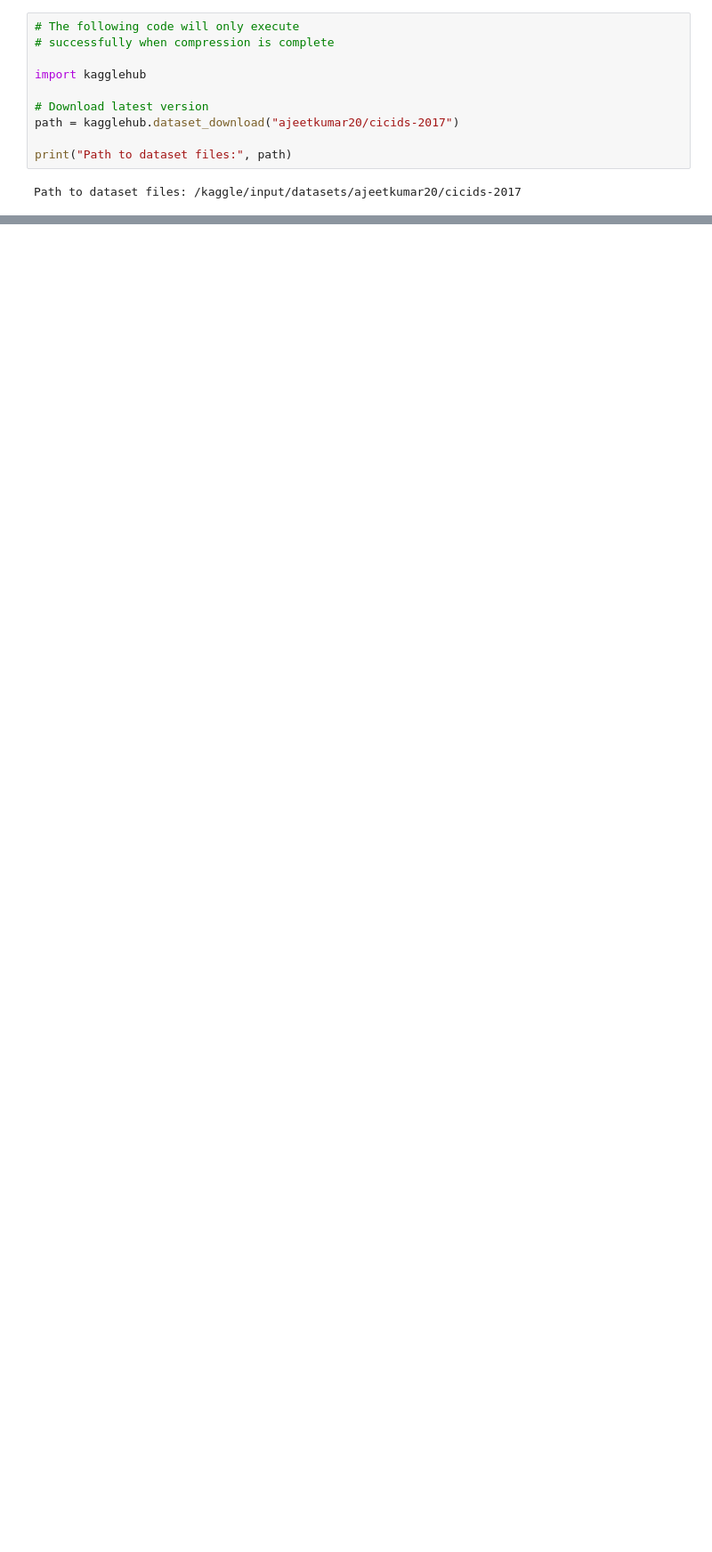
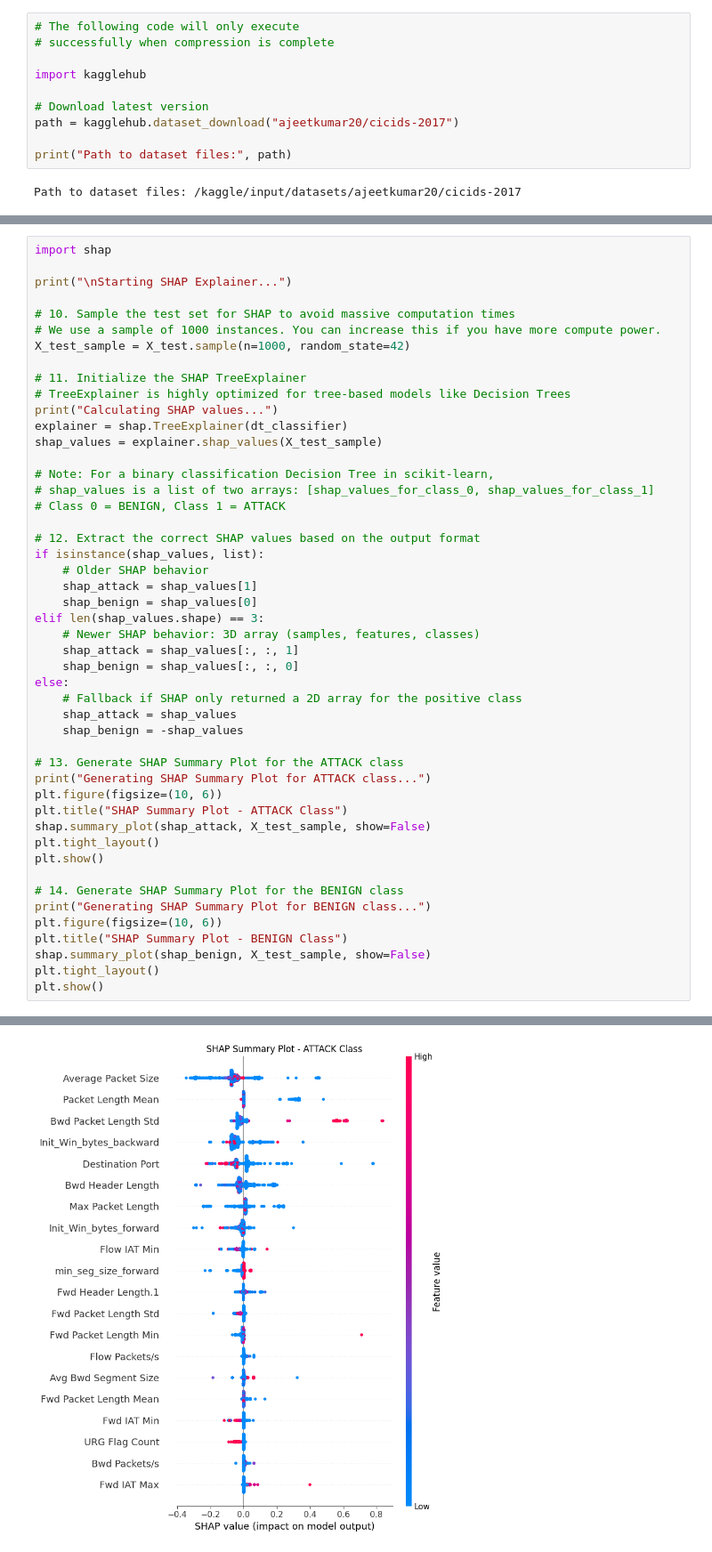
Before and after one commit to 16ajeet/IDS-XAI, a Jupyter notebook: cicids-2017-decision-tree.ipynb, the cells around one changed output, grey strips where cells are left out. Shown at 89% size. Drawn from its saved outputs; the diff is of its cells as text; blank space fills up the shorter version.

Commit message:
Kaggle Notebook | CICIDS-2017 Decision Tree | Version 2

```diff
--- a/cicids-2017-decision-tree.ipynb
+++ b/cicids-2017-decision-tree.ipynb
@@ -100,3 +117,52 @@ Precision: 0.9968
 Recall:    0.9968
 F1-score:  0.9968
 [figure]
+# %%
+import shap
+
+print("\nStarting SHAP Explainer...")
+
+# 10. Sample the test set for SHAP to avoid massive computation times
+# We use a sample of 1000 instances. You can increase this if you have more compute power.
+X_test_sample = X_test.sample(n=1000, random_state=42)
+
+# 11. Initialize the SHAP TreeExplainer
+# TreeExplainer is highly optimized for tree-based models like Decision Trees
+print("Calculating SHAP values...")
+explainer = shap.TreeExplainer(dt_classifier)
+shap_values = explainer.shap_values(X_test_sample)
+
+# Note: For a binary classification Decision Tree in scikit-learn,
+# shap_values is a list of two arrays: [shap_values_for_class_0, shap_values_for_class_1]
+# Class 0 = BENIGN, Class 1 = ATTACK
+
+# 12. Extract the correct SHAP values based on the output format
+if isinstance(shap_values, list):
+    # Older SHAP behavior
+    shap_attack = shap_values[1]
+    shap_benign = shap_values[0]
+elif len(shap_values.shape) == 3:
+    # Newer SHAP behavior: 3D array (samples, features, classes)
+    shap_attack = shap_values[:, :, 1]
+    shap_benign = shap_values[:, :, 0]
+else:
+    # Fallback if SHAP only returned a 2D array for the positive class
+    shap_attack = shap_values
+    shap_benign = -shap_values
+
+# 13. Generate SHAP Summary Plot for the ATTACK class
+print("Generating SHAP Summary Plot for ATTACK class...")
+plt.figure(figsize=(10, 6))
+plt.title("SHAP Summary Plot - ATTACK Class")
+shap.summary_plot(shap_attack, X_test_sample, show=False)
+plt.tight_layout()
+plt.show()
+
+# 14. Generate SHAP Summary Plot for the BENIGN class
+print("Generating SHAP Summary Plot for BENIGN class...")
+plt.figure(figsize=(10, 6))
+plt.title("SHAP Summary Plot - BENIGN Class")
+shap.summary_plot(shap_benign, X_test_sample, show=False)
+plt.tight_layout()
+plt.show()
+# %% [output]
@@ -102,0 +172 @@ F1-score:  0.9968
+[figure, added]
```
Also changed, not shown: parts of 3 cells of this notebook.
